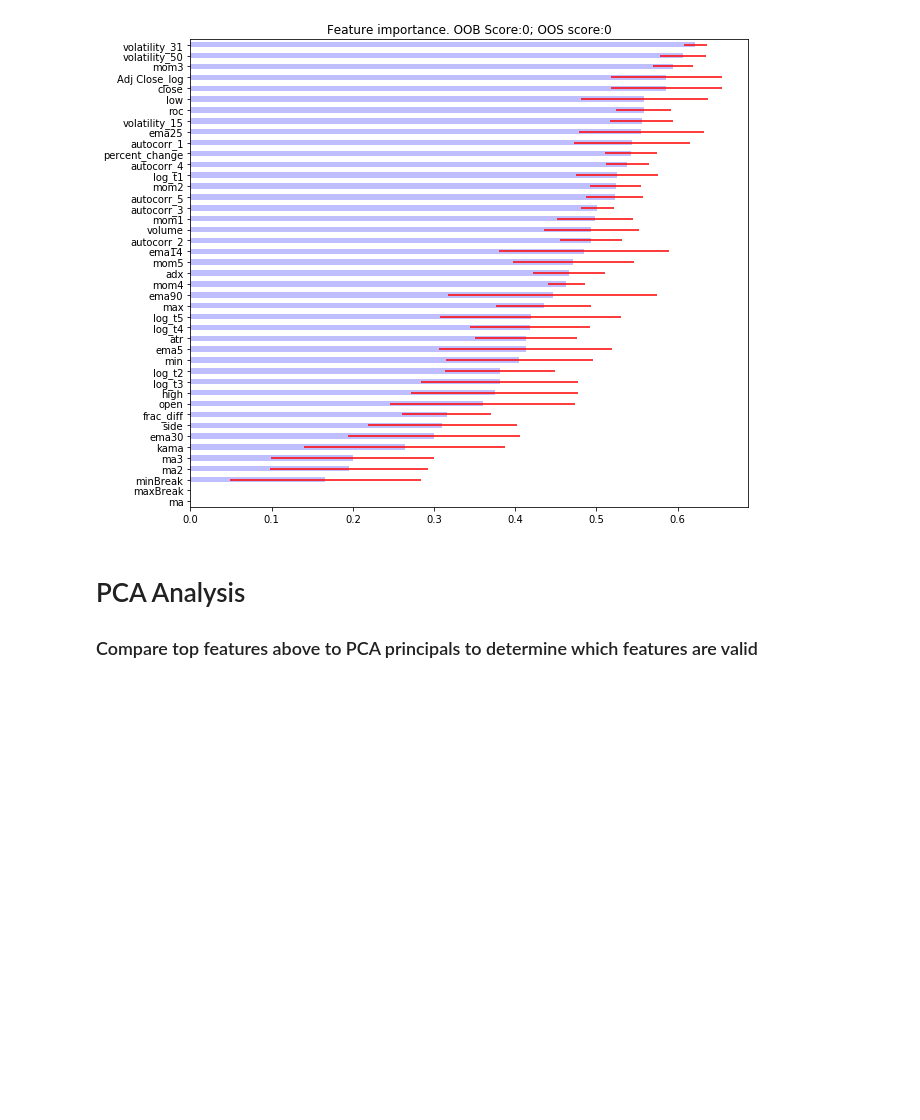
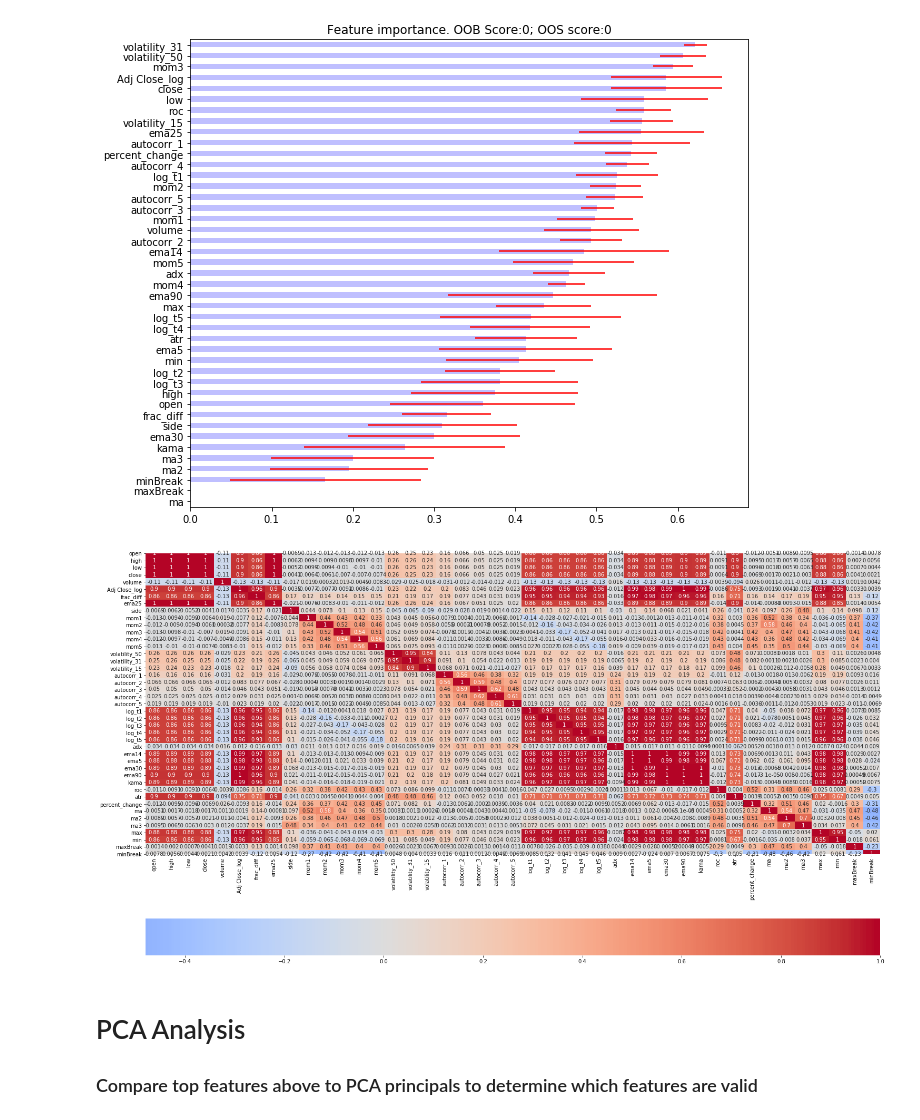
Before and after one commit to Channaholic/adv_in_financial_ml, a Jupyter notebook: Version 1 Research Lab (latest).ipynb, the cells around one changed output. Drawn from its saved outputs; the diff is of its cells as text; code cells hidden in the pictures; blank space fills up the shorter version.

```diff
--- a/Version 1 Research Lab (latest).ipynb
+++ b/Version 1 Research Lab (latest).ipynb
@@ -524,6 +513,14 @@ plot_feature_importance(mda_feat_imp, 0, 0)
 plot_feature_importance(sfi_feat_imp, 0, 0)
 # %% [output]
 [figure]
+# %%
+plt.figure(figsize=(25,15))
+
+cor = raw_data.corr()
+sns.heatmap(cor, annot=True, cmap=plt.cm.coolwarm, center=0, cbar_kws={"orientation": "horizontal"})
+plt.show()
+# %% [output]
+[figure, added]
 # %% [markdown]
 # PCA Analysis
 ### Compare top features above to PCA principals to determine which features are valid
```
Also changed, not shown: parts of 13 cells of this notebook.
